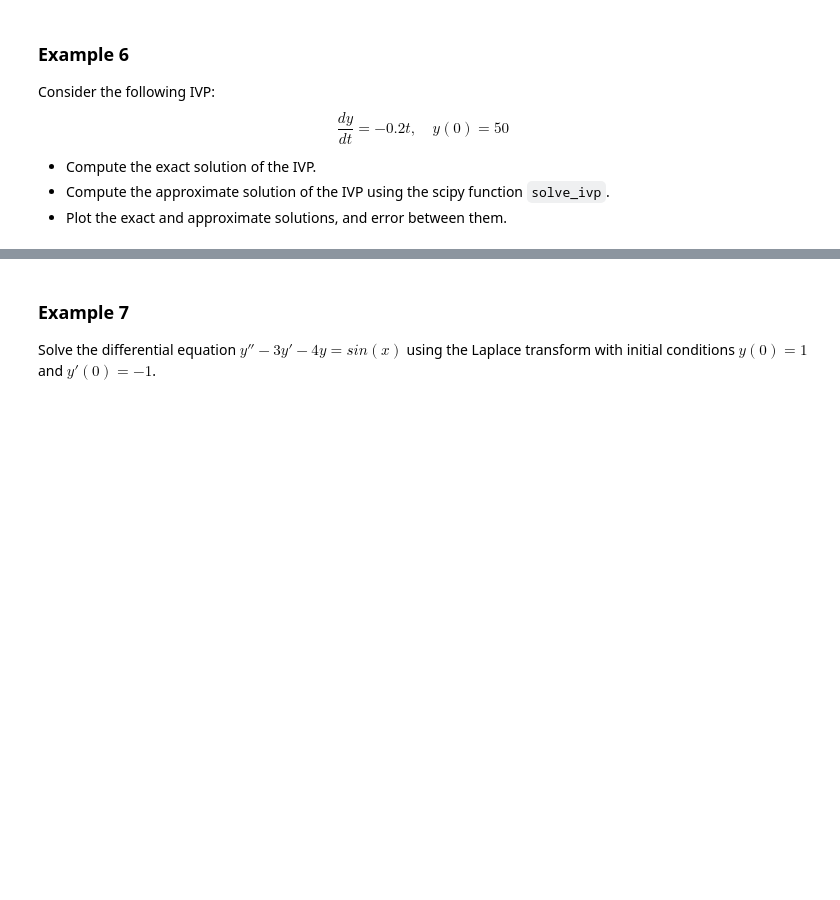
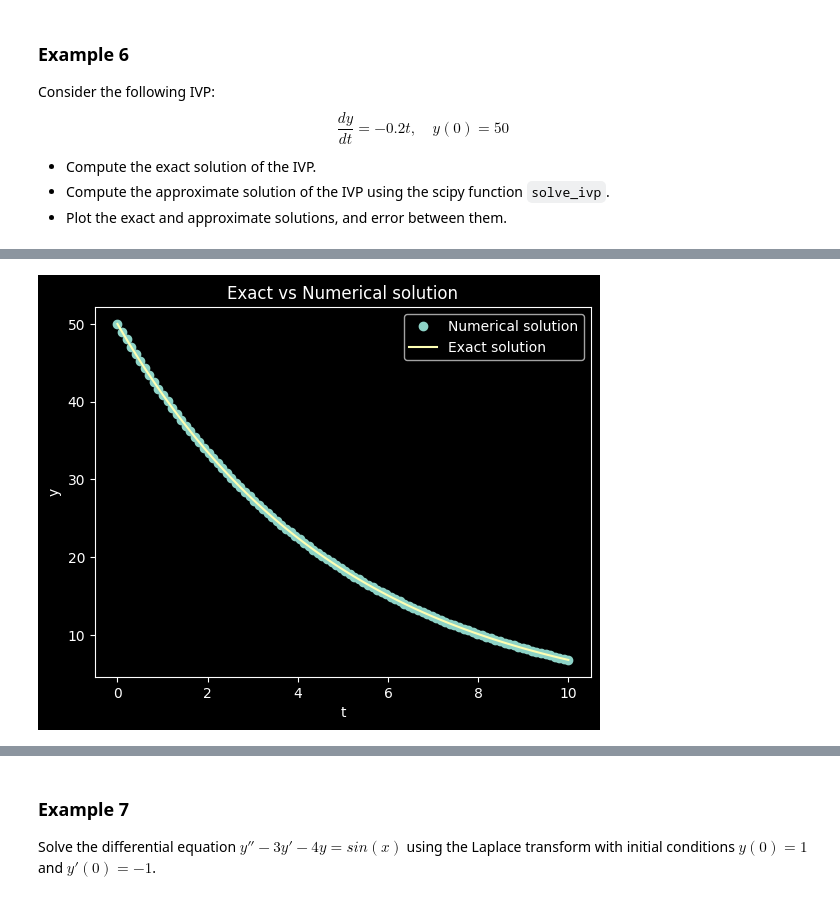
Before and after one commit to atsfc/jupyterlite, a Jupyter notebook: content/CompMath/examples_01.ipynb, the cells around one changed output, grey strips where cells are left out. Saved outputs shown, nothing was run; the diff lists cells and outputs as text; code cells hidden in the pictures; blank space fills up the shorter version.

```diff
--- a/content/CompMath/examples_01.ipynb
+++ b/content/CompMath/examples_01.ipynb
@@ -25,3 +108,15 @@ $$
 for all $(x, y) \ne (0,0) $.
 
 - A function $f$ is said *harmonic* when its Laplacian $\Delta f = \partial_x f + \partial_y f$ is zero.
+# %%
+import sympy as sp
+
+# define the symbols
+x, y = sp.symbols("x y")
+
+# define the equation
+f = 1 / 2 * sp.ln(x**2 + y**2)
+
+grad_f = sp.diff(f, x, x) + sp.diff(f, y, y)
+
+print(f"laplacian of f = {grad_f.simplify()}")
@@ -55,3 +225,75 @@ $$
 * Compute the exact solution of the IVP.
 * Compute the approximate solution of the IVP using the scipy function `solve_ivp`.
 * Plot the exact and approximate solutions, and error between them.
+# %%
+import sympy as sp
+from IPython.display import display
+from scipy.integrate import solve_ivp
+import numpy as np
+import matplotlib.pyplot as plt
+
+
+#### Exact solution ####
+
+
+# define the symbols
+t = sp.symbols("t", positive=True)
+y = sp.Function("y")(t)
+
+# define the equation
+eq = y.diff(t) + 0.2 * y
+
+solution = sp.dsolve(eq, y, ics={y.subs(t, 0): 50})
+exact_solution = solution.rhs
+
+display(exact_solution)
+
+#### Numerical solution ####
+
+
+# define the function
+def f(t, y):
+    return -0.2 * y
+
+
+# define the initial condition
+y0 = [50]
+
+# define the time span
+t_span = [0, 10]
+
+# solve the ODE
+numerical_solution = solve_ivp(f, t_span, y0, t_eval=np.linspace(0, 10, 100))
+numerical_solution
+
+
+#### Plot the solutions ####
+
+
+exact_solution = sp.lambdify(t, exact_solution, "numpy")
+t_values = np.linspace(0, 10, 100)
+y_values = exact_solution(t_values)
+
+fig = plt.figure()
+plt.plot(numerical_solution.t, numerical_solution.y[0], "o", label="Numerical solution")
+plt.plot(t_values, y_values, label="Exact solution")
+plt.xlabel("t")
+plt.ylabel("y")
+plt.legend(loc="best")
+plt.title("Exact vs Numerical solution")
+plt.show()
+plt.close(fig)
+
+abs_error = np.abs(numerical_solution.y[0] - exact_solution(numerical_solution.t))
+relative_error = abs_error / np.abs(exact_solution(numerical_solution.t))
+fig = plt.figure()
+# plt.plot(numerical_solution.t, abs_error, label="Absolute error")
+plt.plot(numerical_solution.t, relative_error, label="Relative error")
+plt.xlabel("t")
+plt.ylabel("Errors")
+# plt.yscale("log")
+plt.legend(loc="best")
+plt.title("Errors")
+plt.show()
+plt.close(fig)
+# %% [output]
@@ -57,0 +301 @@ $$
+[figure, added]
```
Also changed, not shown: parts of 10 cells of this notebook.
